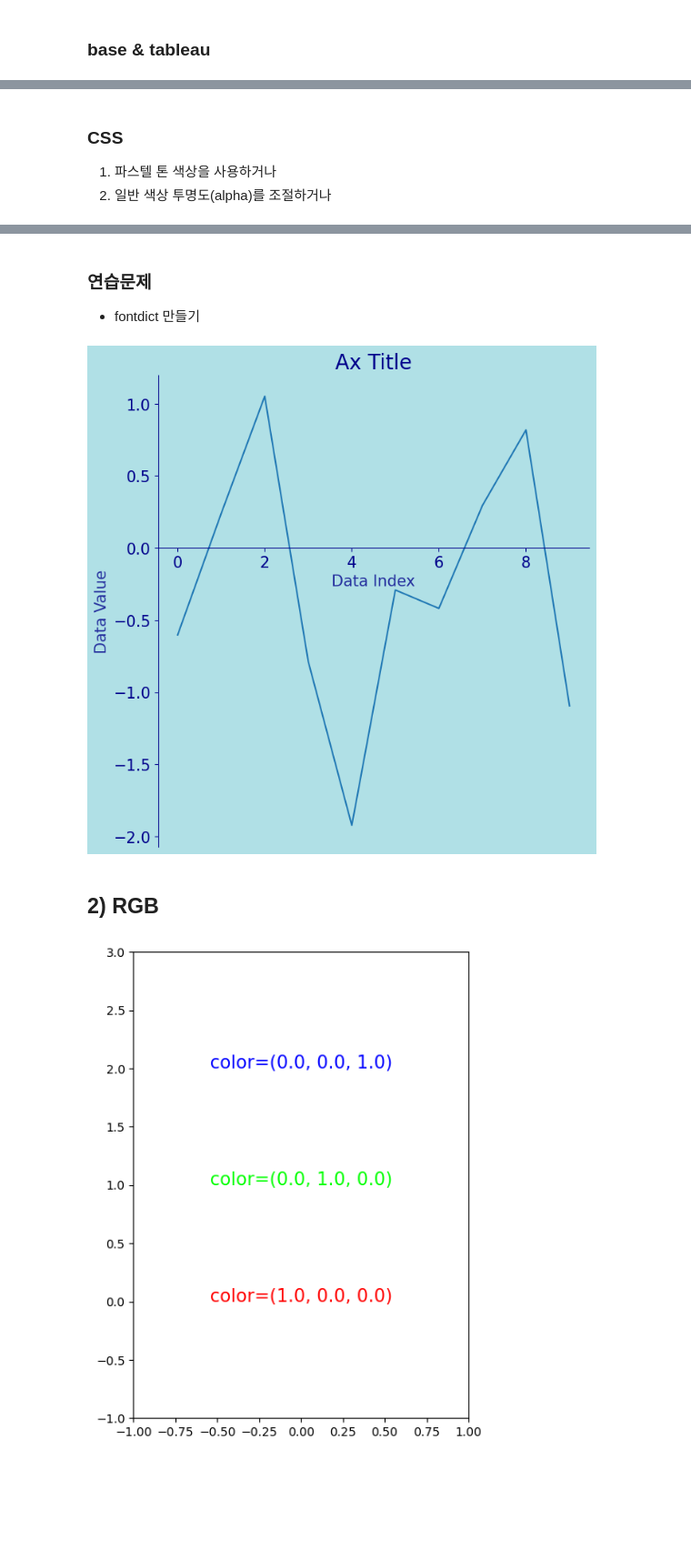
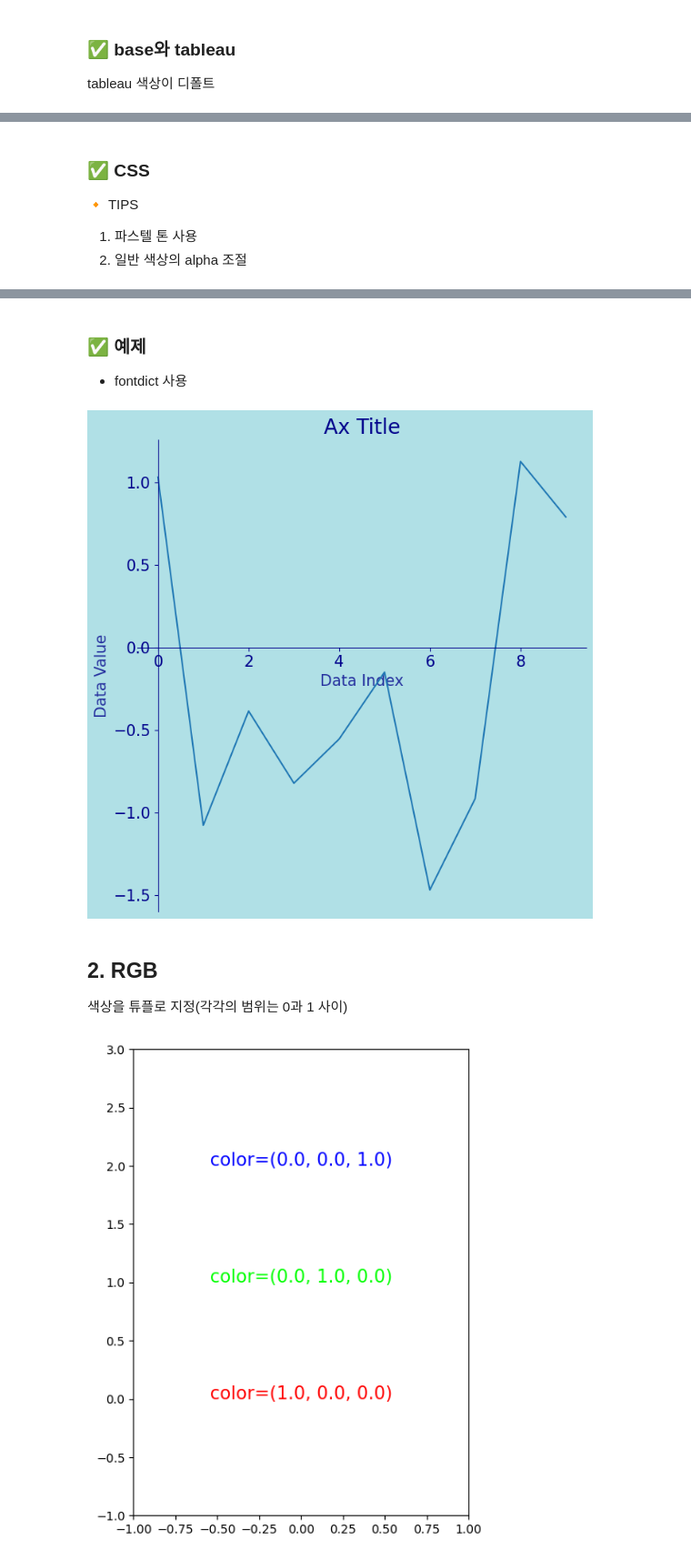
Before and after one commit to scarypillowz/Matplotlib, a Jupyter notebook: 기초(7)_색상.ipynb, the cells around one changed output, grey strips where cells are left out. Shown at 91% size. Saved outputs shown, nothing was run; the diff lists cells and outputs as text; code cells hidden in the pictures; blank space fills up the shorter version.

```diff
--- a/basic(7) colors.ipynb
+++ b/기초(7)_색상.ipynb
@@ -8,46 +14,50 @@ import numpy as np
 # %% [markdown]
-### base & tableau
+### ✅ base와 tableau
+tableau 색상이 디폴트
 # %% [markdown]
 ![%E1%84%89%E1%85%B3%E1%84%8F%E1%85%B3%E1%84%85%E1%85%B5%E1%86%AB%E1%84%89%E1%85%A3%E1%86%BA%202023-06-21%20%E1%84%8B%E1%85%A9%E1%84%92%E1%85%AE%202.44.24.png](attachment:%E1%84%89%E1%85%B3%E1%84%8F%E1%85%B3%E1%84%85%E1%85%B5%E1%86%AB%E1%84%89%E1%85%A3%E1%86%BA%202023-06-21%20%E1%84%8B%E1%85%A9%E1%84%92%E1%85%AE%202.44.24.png)
 # %% [markdown]
-### CSS
-1. 파스텔 톤 색상을 사용하거나
-2. 일반 색상 투명도(alpha)를 조절하거나
+### ✅ CSS
+🔸 TIPS
+1. 파스텔 톤 사용
+2. 일반 색상의 alpha 조절
 # %% [markdown]
 ![%E1%84%89%E1%85%B3%E1%84%8F%E1%85%B3%E1%84%85%E1%85%B5%E1%86%AB%E1%84%89%E1%85%A3%E1%86%BA%202023-06-21%20%E1%84%8B%E1%85%A9%E1%84%92%E1%85%AE%202.46.08.png](attachment:%E1%84%89%E1%85%B3%E1%84%8F%E1%85%B3%E1%84%85%E1%85%B5%E1%86%AB%E1%84%89%E1%85%A3%E1%86%BA%202023-06-21%20%E1%84%8B%E1%85%A9%E1%84%92%E1%85%AE%202.46.08.png)
 # %% [markdown]
-### 연습문제
-- fontdict 만들기
+### ✅ 예제
+- fontdict 사용
 # %%
 title_fontdict = {'fontsize': 20, 'color': 'darkblue'}
 label_fontdict = {'fontsize':15, 'color': 'darkblue', 'alpha': .8}
 
 # fig, ax 객체의 facecolor는 동일하게 설정!
 fig = plt.figure(figsize=(7, 7), facecolor='powderblue')
 ax = fig.add_subplot(facecolor='powderblue')
 
 ax.set_title('Ax Title', fontdict=title_fontdict)
 ax.set_xlabel('Data Index', fontdict=label_fontdict)
 ax.set_ylabel('Data Value', fontdict=label_fontdict)
 
 ax.tick_params(labelsize=15, colors='darkblue')
 
 for spine_loc, spine in ax.spines.items():
     if spine_loc in ['left', 'bottom']:
         spine.set_color('darkblue')
+        spine.set_position(('data', 0))
     if spine_loc in ['right', 'top']:
         spine.set_visible(False)
     if spine_loc == 'bottom':
         spine.set_position(('data', 0))
 
 test_np = np.random.normal(0, 1, (10, ))
 ax.plot(test_np)
 
 fig.tight_layout()
 # %% [output]
-[figure, old version]
+[figure, new version]
 # %% [markdown]
-## 2) RGB
+## 2. RGB
+색상을 튜플로 지정(각각의 범위는 0과 1 사이)
 # %%
 colors = [(1., 0., 0.), (0., 1., 0.), (0., 0., 1.)]
 
```
Also changed, not shown: parts of 11 cells of this notebook.
